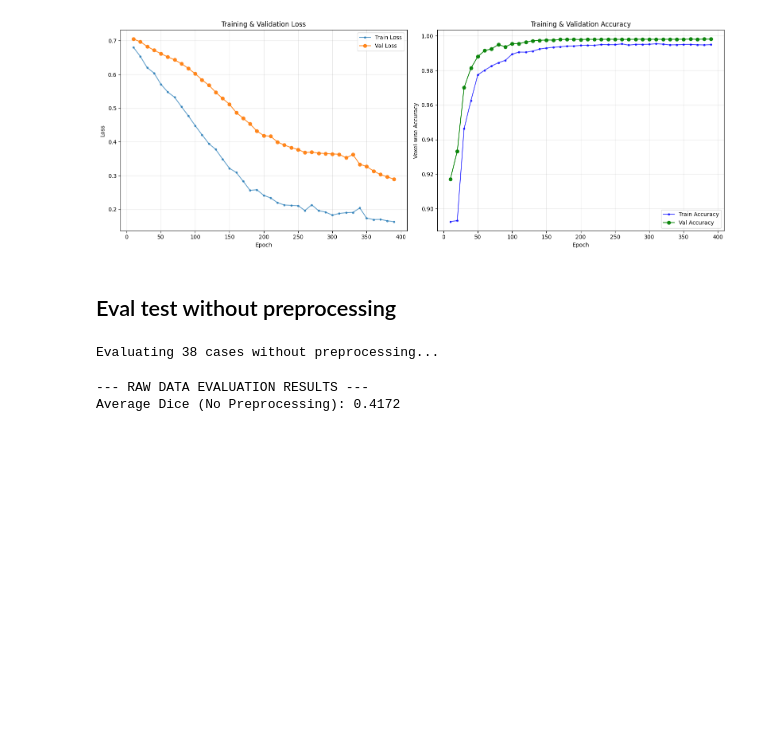
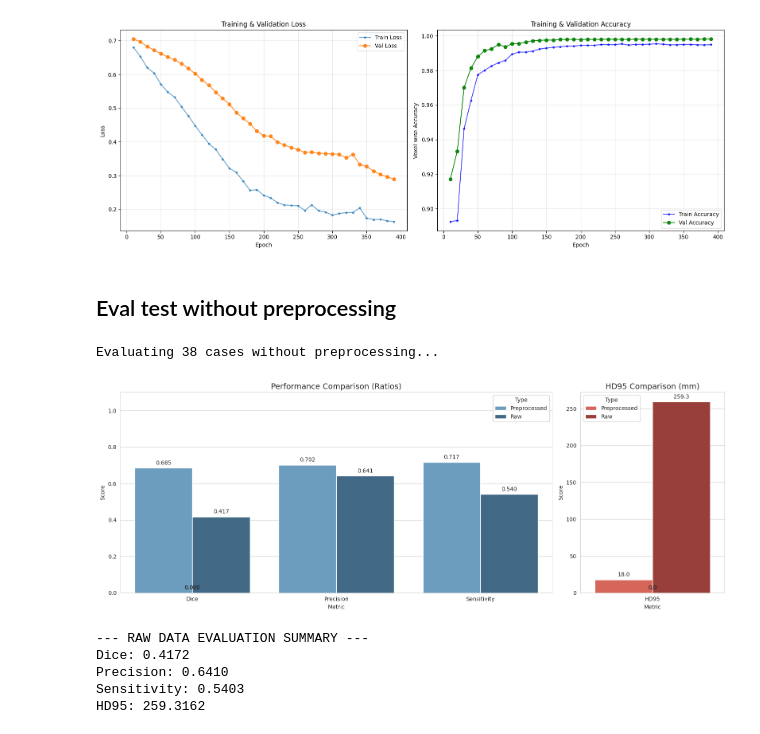
Before and after one commit to aligreo/TriEncoder-Unet-Project, a Jupyter notebook: msseg_preprocessing_archeticture_final_experiment.ipynb, the cells around one changed output. Cells and saved outputs as stored; diff of their text form; code cells hidden in the pictures; blank space fills up the shorter version.

```diff
--- a/msseg_preprocessing_archeticture_final_experiment.ipynb
+++ b/msseg_preprocessing_archeticture_final_experiment.ipynb
@@ -1494,57 +1468,82 @@ else:
 # %% [markdown]
 ## Eval test without preprocessing
 # %%
+import torch
+import pandas as pd
+import matplotlib.pyplot as plt
+import seaborn as sns
+from tqdm.auto import tqdm
 from monai.transforms import Compose, LoadImaged, EnsureChannelFirstd, ConcatItemsd, EnsureTyped
 from monai.data import Dataset, DataLoader
-from monai.metrics import DiceMetric
+from monai.metrics import DiceMetric, ConfusionMatrixMetric, HausdorffDistanceMetric
 from monai.inferers import sliding_window_inference
-import torch
-from tqdm.auto import tqdm
 
 # 1. Define minimal transforms (No Spacing, No NormalizeIntensity)
 raw_test_transforms = Compose([
     LoadImaged(keys=["flair", "t1", "t2", "label"]),
     EnsureChannelFirstd(keys=["flair", "t1", "t2", "label"]),
-    # We still need to concat into the 'image' key for the model input
     ConcatItemsd(keys=["flair", "t1", "t2"], name="image", dim=0),
     EnsureTyped(keys=["image", "label"]),
 ])
 
-# 2. Prepare Dataset and Loader (using the original msseg_test_files)
 raw_test_ds = Dataset(data=msseg_test_files, transform=raw_test_transforms)
 raw_test_loader = DataLoader(raw_test_ds, batch_size=1, num_workers=0)
 
-# 3. Evaluation Setup
+# 2. Setup Metrics
 model.eval()
-dice_metric_raw = DiceMetric(include_background=False, reduction="mean")
+dice_metric = DiceMetric(include_background=False, reduction="mean")
+conf_metric = ConfusionMatrixMetric(include_background=False, metric_name=["precision", "recall"], reduction="mean")
+hd95_metric = HausdorffDistanceMetric(include_background=False, percentile=95, reduction="mean", get_not_nans=False)
+
 device = torch.device("cuda" if torch.cuda.is_available() else "cpu")
-
 print(f"Evaluating {len(msseg_test_files)} cases without preprocessing...")
 
 with torch.no_grad():
     for test_data in tqdm(raw_test_loader):
         inputs = test_data["image"].to(device)
         labels = test_data["label"].to(device)
+        with torch.amp.autocast(device_type="cuda", enabled=torch.cuda.is_available()):
+            logits = sliding_window_inference(inputs, (96, 96, 96), 2, lambda x: model(x, return_aux=False), overlap=0.5)
+        preds = (torch.sigmoid(logits) > 0.5).float()
+        dice_metric(y_pred=preds, y=labels)
+        conf_metric(y_pred=preds, y=labels)
+        hd95_metric(y_pred=preds.cpu(), y=labels.cpu())
 
-        # Use sliding window inference
-        with torch.amp.autocast(device_type="cuda", enabled=torch.cuda.is_available()):
-            logits = sliding_window_inference(
-                inputs,
-                roi_size=(96, 96, 96),
-                sw_batch_size=2,
-                predictor=lambda x: model(x, return_aux=False),
-                overlap=0.5
-            )
+# 3. Aggregate results
+raw_res = {"Dice": dice_metric.aggregate().item(), "Precision": conf_metric.aggregate()[0].item(), "Sensitivity": conf_metric.aggregate()[1].item(), "HD95": hd95_metric.aggregate().item()}
+dice_metric.reset(); conf_metric.reset(); hd95_metric.reset()
 
-        preds = (torch.sigmoid(logits) > 0.5).float()
-        dice_metric_raw(y_pred=preds, y=labels)
+# 4. Visualization
+pre_res = {"Dice": summary_stats.loc["Dice", "Mean"], "Precision": summary_stats.loc["Precision", "Mean"], "Sensitivity": summary_stats.loc["Sensitivity", "Mean"], "HD95": summary_stats.loc["HD95 (mm)", "Mean"]}
 
-raw_avg_dice = dice_metric_raw.aggregate().item()
-dice_metric_raw.reset()
+plot_df = pd.DataFrame([{"Metric": k, "Score": v, "Type": "Preprocessed"} for k, v in pre_res.items()] + [{"Metric": k, "Score": v, "Type": "Raw" } for k, v in raw_res.items()])
 
-print(f"\n--- RAW DATA EVALUATION RESULTS ---")
-print(f"Average Dice (No Preprocessing): {raw_avg_dice:.4f}")
+fig, (ax1, ax2) = plt.subplots(1, 2, figsize=(16, 6), gridspec_kw={'width_ratios': [3, 1]})
+sns.set_style("whitegrid")
+
+# Main Plot (Ratios)
+sub_df = plot_df[plot_df['Metric'] != 'HD95']
+g1 = sns.barplot(data=sub_df, x="Metric", y="Score", hue="Type", palette="Blues_d", ax=ax1)
+ax1.set_title("Performance Comparison (Ratios)", fontsize=14)
+ax1.set_ylim(0, 1.1)
+for p in g1.patches: g1.annotate(format(p.get_height(), '.3f'), (p.get_x() + p.get_width() / 2., p.get_height()), ha = 'center', va = 'center', xytext = (0, 9), textcoords = 'offset points')
+
+# HD95 Plot
+hd_df = plot_df[plot_df['Metric'] == 'HD95']
+g2 = sns.barplot(data=hd_df, x="Metric", y="Score", hue="Type", palette="Reds_d", ax=ax2)
+ax2.set_title("HD95 Comparison (mm)", fontsize=14)
+for p in g2.patches: g2.annotate(format(p.get_height(), '.1f'), (p.get_x() + p.get_width() / 2., p.get_height()), ha = 'center', va = 'center', xytext = (0, 9), textcoords = 'offset points')
+
+plt.tight_layout()
+plt.show()
+
+print(f"\n--- RAW DATA EVALUATION SUMMARY ---")
+for k, v in raw_res.items(): print(f"{k}: {v:.4f}")
 # %% [output]
 Evaluating 38 cases without preprocessing...
+[figure, added]
---- RAW DATA EVALUATION RESULTS ---
-Average Dice (No Preprocessing): 0.4172
+--- RAW DATA EVALUATION SUMMARY ---
+Dice: 0.4172
+Precision: 0.6410
+Sensitivity: 0.5403
+HD95: 259.3162
```
Also changed, not shown: parts of 11 cells of this notebook.
